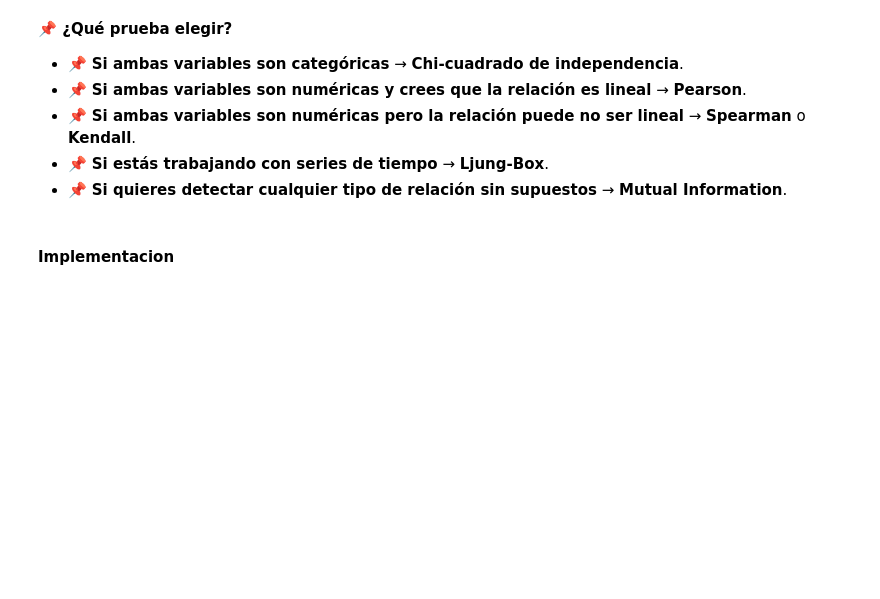
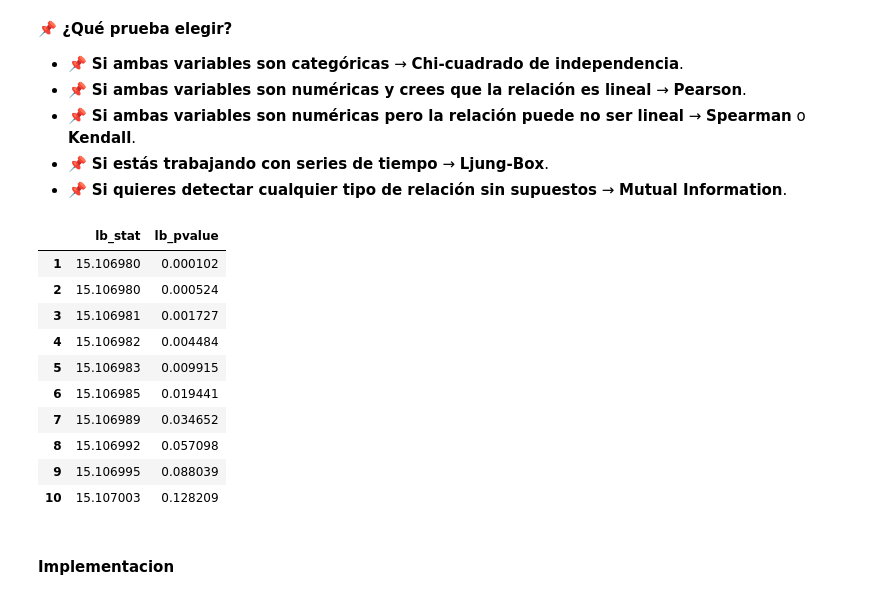
Before and after one commit to heritaco/Time-Series, a Jupyter notebook: 03-Verificacion-de-Supuestos/IPC.ipynb, the cells around one changed output. Cells and saved outputs as stored; diff of their text form; code cells hidden in the pictures; blank space fills up the shorter version.

```diff
--- a/03-Verificacion-de-Supuestos/IPC.ipynb
+++ b/03-Verificacion-de-Supuestos/IPC.ipynb
@@ -783,6 +864,22 @@ Statistic: 1.6816738803827493, p-value: 0.19470218160211475
 - 📌 **Si ambas variables son numéricas pero la relación puede no ser lineal** → **Spearman** o **Kendall**.
 - 📌 **Si estás trabajando con series de tiempo** → **Ljung-Box**.
 - 📌 **Si quieres detectar cualquier tipo de relación sin supuestos** → **Mutual Information**.
+# %%
+from statsmodels.stats.diagnostic import acorr_ljungbox
+
+acorr_ljungbox(tarima021.resid)
+# %% [output]
+|  | lb_stat | lb_pvalue |
+| 1 | 15.106980 | 0.000102 |
+| 2 | 15.106980 | 0.000524 |
+| 3 | 15.106981 | 0.001727 |
+| 4 | 15.106982 | 0.004484 |
+| 5 | 15.106983 | 0.009915 |
+| 6 | 15.106985 | 0.019441 |
+| 7 | 15.106989 | 0.034652 |
+| 8 | 15.106992 | 0.057098 |
+| 9 | 15.106995 | 0.088039 |
+| 10 | 15.107003 | 0.128209 |
 # %% [markdown]
 #### Implementacion
 # %% [markdown]
```
Also changed, not shown: parts of 16 cells of this notebook, 11 other files.
